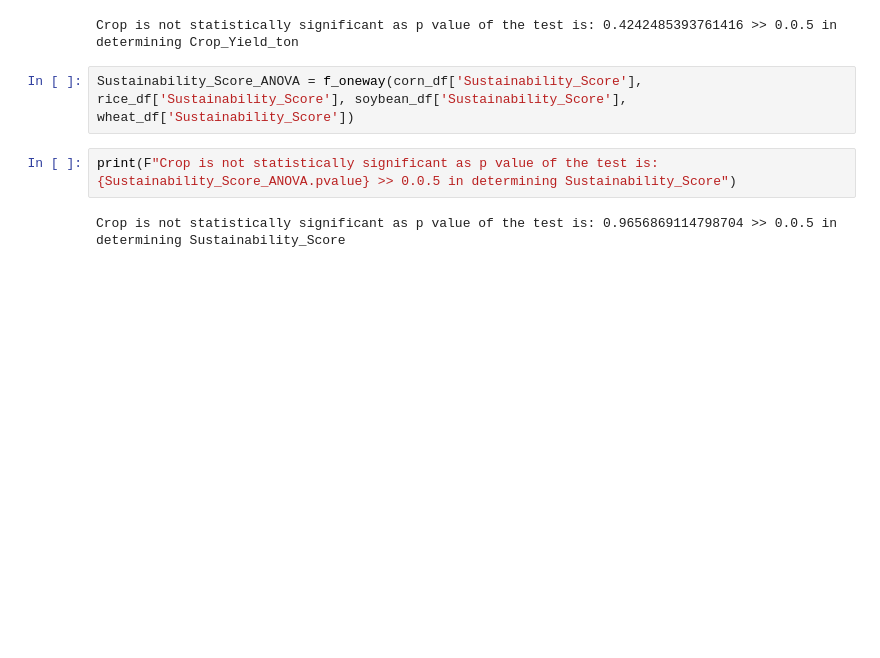
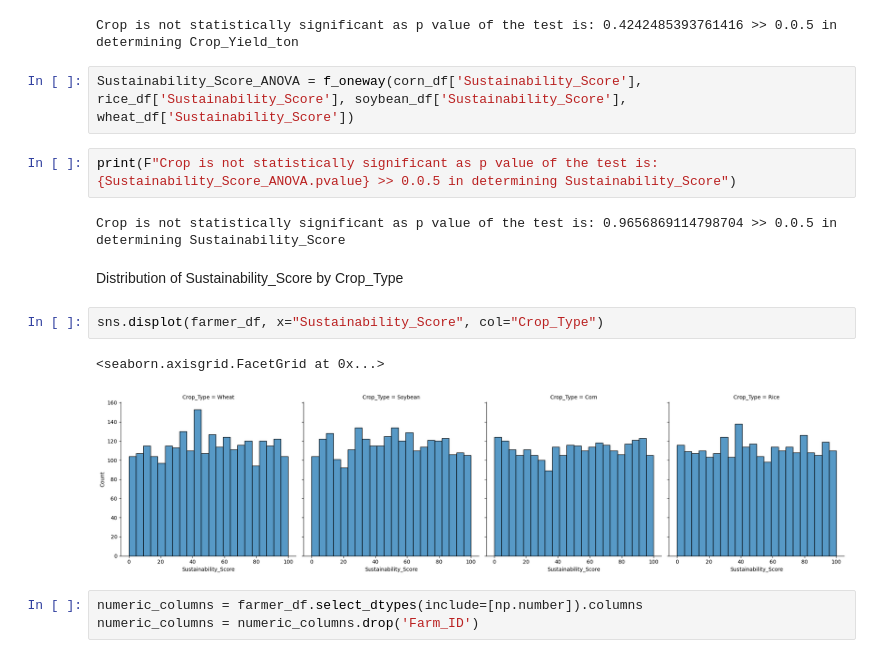
Before and after one commit to JoshuaWacks/sustainableFarmingAnalysis, a Jupyter notebook: questions.ipynb, the cells around one changed output. Saved outputs shown, nothing was run; the diff lists cells and outputs as text; blank space fills up the shorter version.

```diff
--- a/questions.ipynb
+++ b/questions.ipynb
@@ -78,3 +90,13 @@ Sustainability_Score_ANOVA = f_oneway(corn_df['Sustainability_Score'], rice_df['
 print(F"Crop is not statistically significant as p value of the test is: {Sustainability_Score_ANOVA.pvalue} >> 0.0.5 in determining Sustainability_Score")
 # %% [output]
 Crop is not statistically significant as p value of the test is: 0.9656869114798704 >> 0.0.5 in determining Sustainability_Score
+# %% [markdown]
+Distribution of Sustainability_Score by Crop_Type
+# %%
+sns.displot(farmer_df, x="Sustainability_Score", col="Crop_Type")
+# %% [output]
+<seaborn.axisgrid.FacetGrid at 0x...>
+[figure, added]
+# %%
+numeric_columns = farmer_df.select_dtypes(include=[np.number]).columns
+numeric_columns = numeric_columns.drop('Farm_ID')
```
Also changed, not shown: parts of 18 cells of this notebook, 4 other files.
